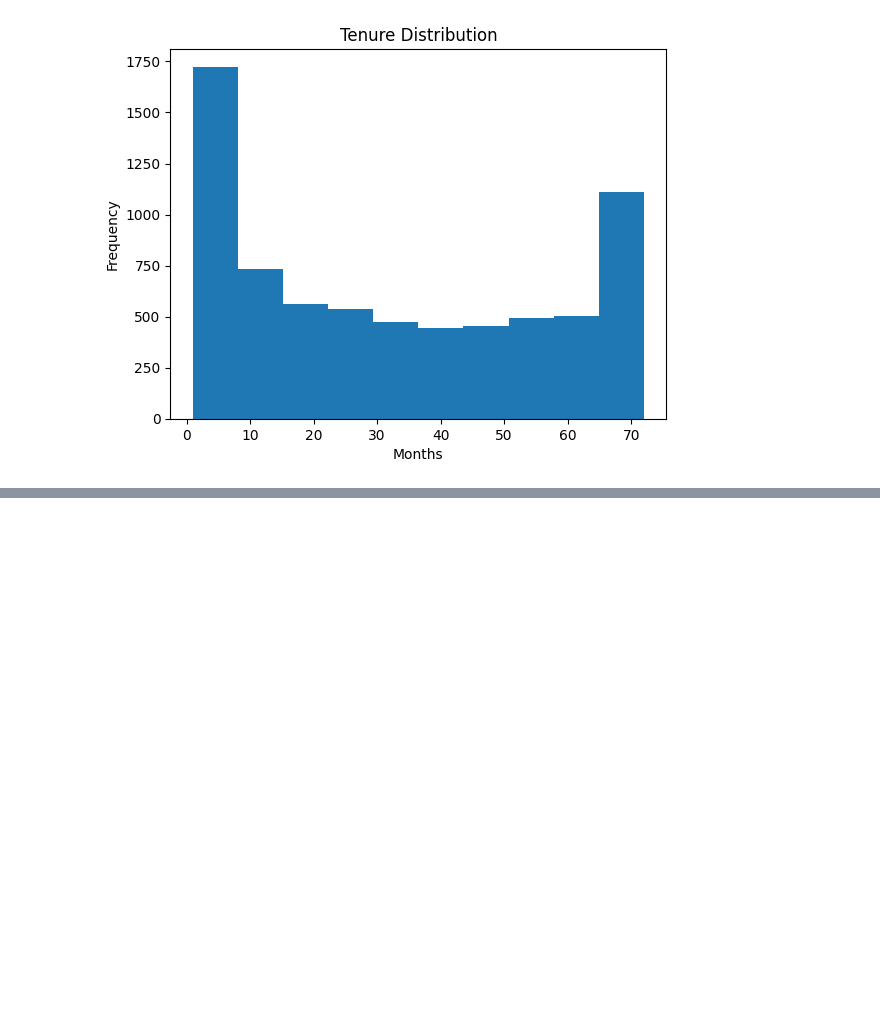
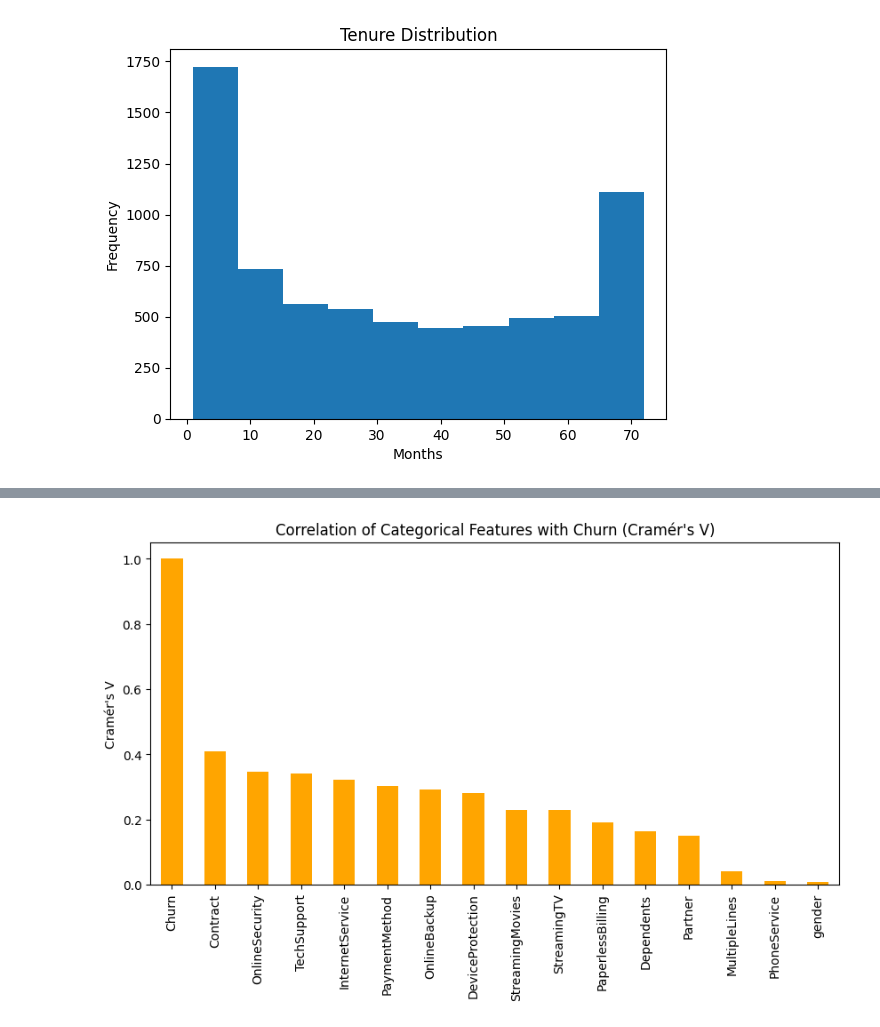
Before and after one commit to cuboidalstudios/MLAssignment2025, a Jupyter notebook: MLTask1.ipynb, the cells around one changed output, grey strips where cells are left out. Cells and saved outputs as stored; diff of their text form; code cells hidden in the pictures; blank space fills up the shorter version.

```diff
--- a/MLTask1.ipynb
+++ b/MLTask1.ipynb
@@ -100,0 +173,20 @@ plt.show()
+# %%
+from scipy.stats import chi2_contingency
+
+def cramers_v(x, y):
+    confusion_matrix = pd.crosstab(x, y)
+    chi2 = chi2_contingency(confusion_matrix)[0]
+    n = confusion_matrix.sum().sum()
+    phi2 = chi2/n
+    r,k = confusion_matrix.shape
+    return np.sqrt(phi2 / min(k-1, r-1))
+# %%
+categorical_cols = df.select_dtypes(include='object').columns.drop('customerID')  # all categorical except ID
+
+cat_corr = {}
+for col in categorical_cols:
+    cat_corr[col] = cramers_v(df[col], df['Churn_encoded'])
+
+# Convert to a sorted series
+cat_corr = pd.Series(cat_corr).sort_values(ascending=False)
+cat_corr
@@ -100,0 +212,8 @@ plt.show()
+# %%
+plt.figure(figsize=(10,5))
+cat_corr.plot(kind='bar', color='orange')
+plt.title("Correlation of Categorical Features with Churn (Cramér's V)")
+plt.ylabel("Cramér's V")
+plt.show()
+# %% [output]
+[figure, added]
```
Also changed, not shown: parts of 27 cells of this notebook.
